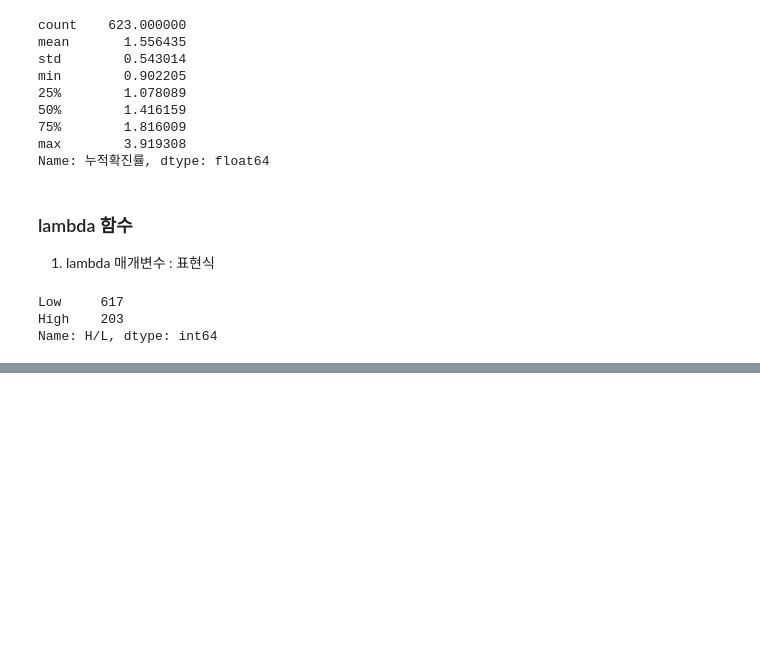
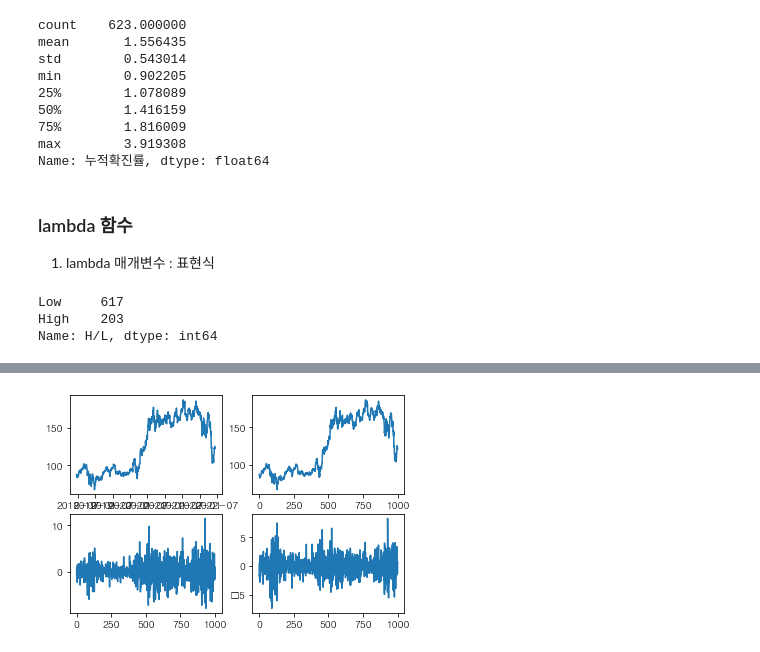
Before and after one commit to bsmoon-86/ubion-4, a Jupyter notebook: 220609/corona.ipynb, the cells around one changed output, grey strips where cells are left out. Cells and saved outputs as stored; diff of their text form; code cells hidden in the pictures; blank space fills up the shorter version.

```diff
--- a/220609/corona.ipynb
+++ b/220609/corona.ipynb
@@ -233,0 +440,9 @@ import numpy as np
+# %%
+amzn = yf.download("AMZN", start= "2018-01-01")
+amzn
+# %%
+df = amzn.tail(1000)
+df
+# %%
+df[["Open", "High", "Low", "Close"]] = df[["Open", "High", "Low", "Close"]].round(2)
+df.head()
@@ -233,0 +451,27 @@ import numpy as np
+# %%
+df["등락폭"] = df["Close"] - df["Open"]
+df["등락율"] = df["등락폭"] / df["Open"] * 100
+df.head()
+# %%
+data_1 = df["Open"]
+data_2 = df["Close"].tolist()
+data_3 = df["등락폭"].tolist()
+data_4 = df["Volume"].tolist()
+data_5 = df["등락율"].tolist()
+x = df.index
+
+plt.subplot(2,2,1)
+plt.plot(x, data_1)
+
+plt.subplot(2,2,2)
+plt.plot(data_2)
+
+plt.subplot(2,2,3)
+plt.plot(data_3)
+
+plt.subplot(2,2,4)
+plt.plot(data_5)
+
+plt.show()
+# %% [output]
+[figure, added]
```
Also changed, not shown: parts of 25 cells of this notebook, 2 other files.
